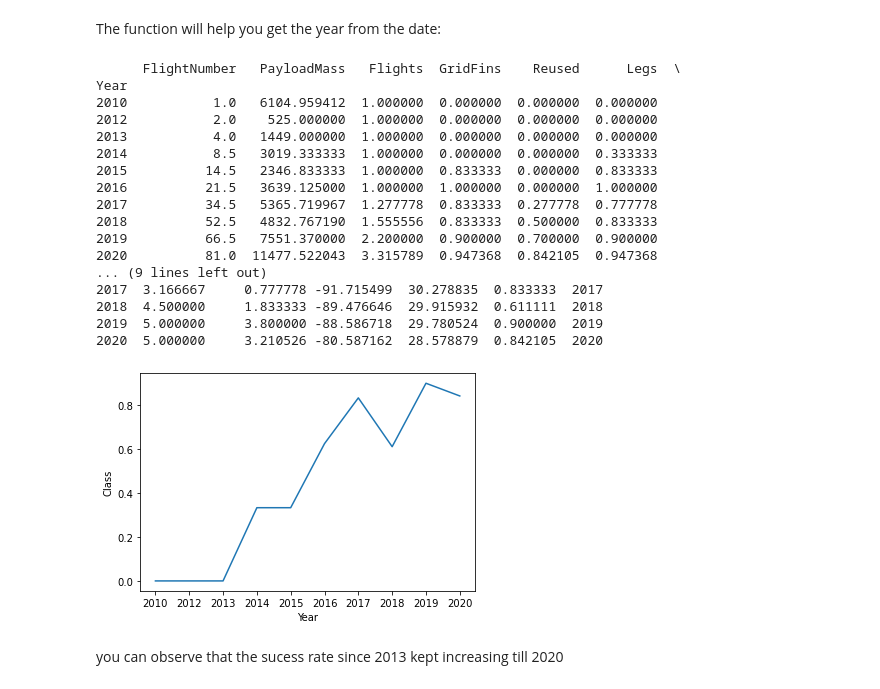
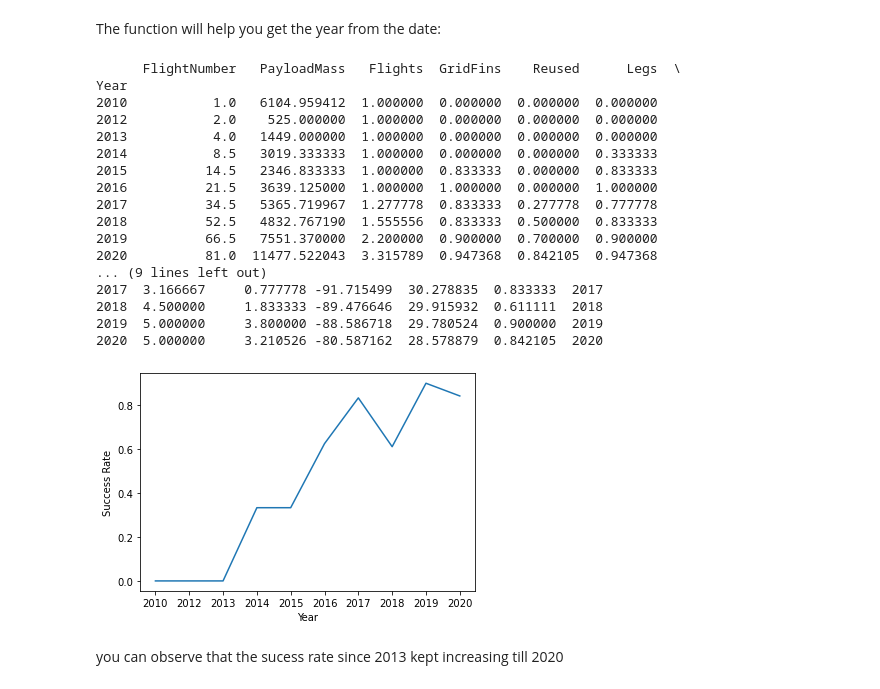
Before and after one commit to jdaniel28/MLProject, a Jupyter notebook: EDA with Data Visualization.ipynb, the cells around one changed output. Drawn from its saved outputs; the diff is of its cells as text; code cells hidden in the pictures.

```diff
--- a/EDA with Data Visualization.ipynb
+++ b/EDA with Data Visualization.ipynb
@@ -169,31 +171,33 @@ def Extract_year(df):
 # %%
 # Plot a line chart with x axis to be the extracted year and y axis to be the success rate
 data_df = df
 data_df['Year'] = Extract_year(df)
 data_df=data_df.groupby(['Year']).mean()
 data_df['Year']=data_df.index
 print(data_df)
 sns.lineplot(x='Year',y='Class',data=data_df)
+plt.xlabel("Year")
+plt.ylabel("Success Rate")
 plt.show()
 # %% [output]
       FlightNumber   PayloadMass   Flights  GridFins    Reused      Legs  \
 Year
 2010           1.0   6104.959412  1.000000  0.000000  0.000000  0.000000
 2012           2.0    525.000000  1.000000  0.000000  0.000000  0.000000
 2013           4.0   1449.000000  1.000000  0.000000  0.000000  0.000000
 2014           8.5   3019.333333  1.000000  0.000000  0.000000  0.333333
 2015          14.5   2346.833333  1.000000  0.833333  0.000000  0.833333
 2016          21.5   3639.125000  1.000000  1.000000  0.000000  1.000000
 2017          34.5   5365.719967  1.277778  0.833333  0.277778  0.777778
 2018          52.5   4832.767190  1.555556  0.833333  0.500000  0.833333
 2019          66.5   7551.370000  2.200000  0.900000  0.700000  0.900000
 2020          81.0  11477.522043  3.315789  0.947368  0.842105  0.947368
 ... (9 lines left out)
 2017  3.166667     0.777778 -91.715499  30.278835  0.833333  2017
 2018  4.500000     1.833333 -89.476646  29.915932  0.611111  2018
 2019  5.000000     3.800000 -88.586718  29.780524  0.900000  2019
 2020  5.000000     3.210526 -80.587162  28.578879  0.842105  2020
-[figure, old version]
+[figure, new version]
 # %% [markdown]
 you can observe that the sucess rate since 2013 kept increasing till 2020
 # %% [markdown]
```
Also changed, not shown: parts of 6 cells of this notebook.
